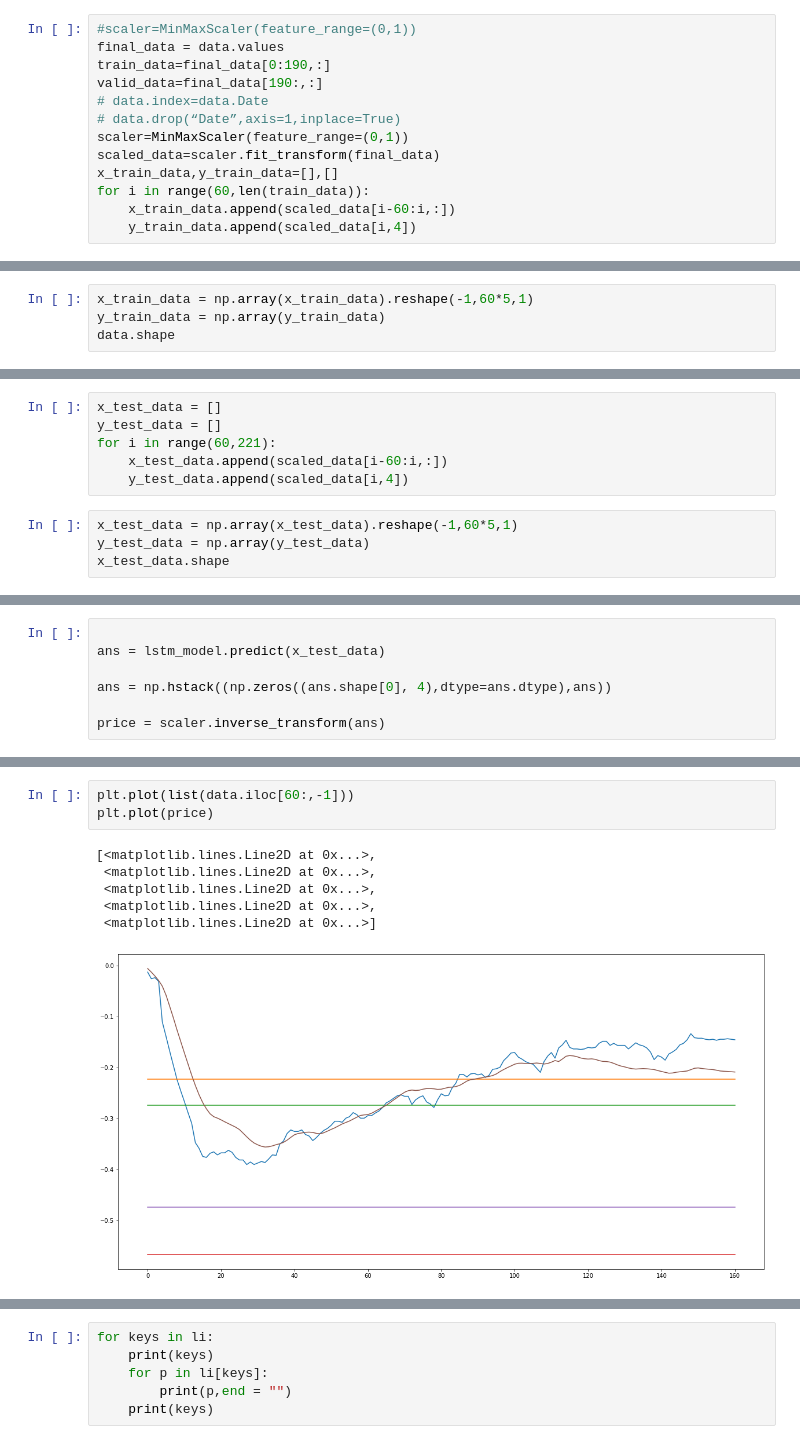
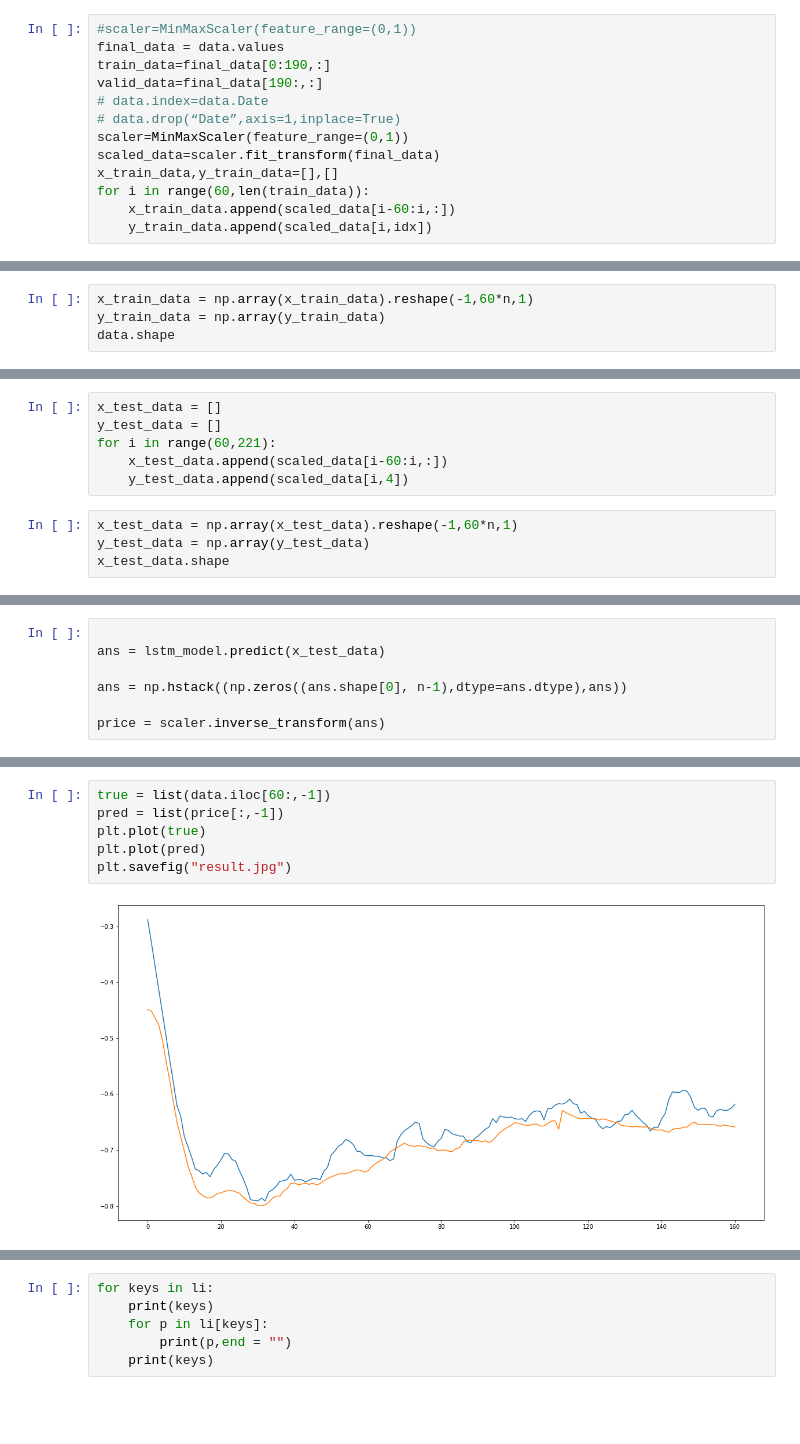
Before and after one commit to akkvjoe/MLDA_DLW, a Jupyter notebook: trail.ipynb, the cells around one changed output, grey strips where cells are left out. Saved outputs shown, nothing was run; the diff lists cells and outputs as text; blank space fills up the shorter version.

```diff
--- a/trail.ipynb
+++ b/trail.ipynb
@@ -301,7 +305,7 @@ scaled_data=scaler.fit_transform(final_data)
 x_train_data,y_train_data=[],[]
 for i in range(60,len(train_data)):
     x_train_data.append(scaled_data[i-60:i,:])
-    y_train_data.append(scaled_data[i,4])
+    y_train_data.append(scaled_data[i,idx])
 # %%
 final_data.shape
 # %% [output]
@@ -309,5 +313,5 @@ final_data.shape
 # %%
-x_train_data = np.array(x_train_data).reshape(-1,60*5,1)
+x_train_data = np.array(x_train_data).reshape(-1,60*n,1)
 y_train_data = np.array(y_train_data)
 data.shape
 # %% [output]
@@ -369,7 +373,7 @@ for i in range(60,221):
     x_test_data.append(scaled_data[i-60:i,:])
     y_test_data.append(scaled_data[i,4])
 # %%
-x_test_data = np.array(x_test_data).reshape(-1,60*5,1)
+x_test_data = np.array(x_test_data).reshape(-1,60*n,1)
 y_test_data = np.array(y_test_data)
 x_test_data.shape
 # %% [output]
@@ -378,7 +382,7 @@ x_test_data.shape
 
 ans = lstm_model.predict(x_test_data)
 
-ans = np.hstack((np.zeros((ans.shape[0], 4),dtype=ans.dtype),ans))
+ans = np.hstack((np.zeros((ans.shape[0], n-1),dtype=ans.dtype),ans))
 
 price = scaler.inverse_transform(ans)
 # %%
@@ -400,10 +404,8 @@ data
 # %%
-plt.plot(list(data.iloc[60:,-1]))
-plt.plot(price)
+true = list(data.iloc[60:,-1])
+pred = list(price[:,-1])
+plt.plot(true)
+plt.plot(pred)
+plt.savefig("result.jpg")
 # %% [output]
-[<matplotlib.lines.Line2D at 0x...>,
- <matplotlib.lines.Line2D at 0x...>,
- <matplotlib.lines.Line2D at 0x...>,
- <matplotlib.lines.Line2D at 0x...>,
- <matplotlib.lines.Line2D at 0x...>]
-[figure, old version]
+[figure, new version]
```
Also changed, not shown: parts of 17 cells of this notebook, 3 other files.
